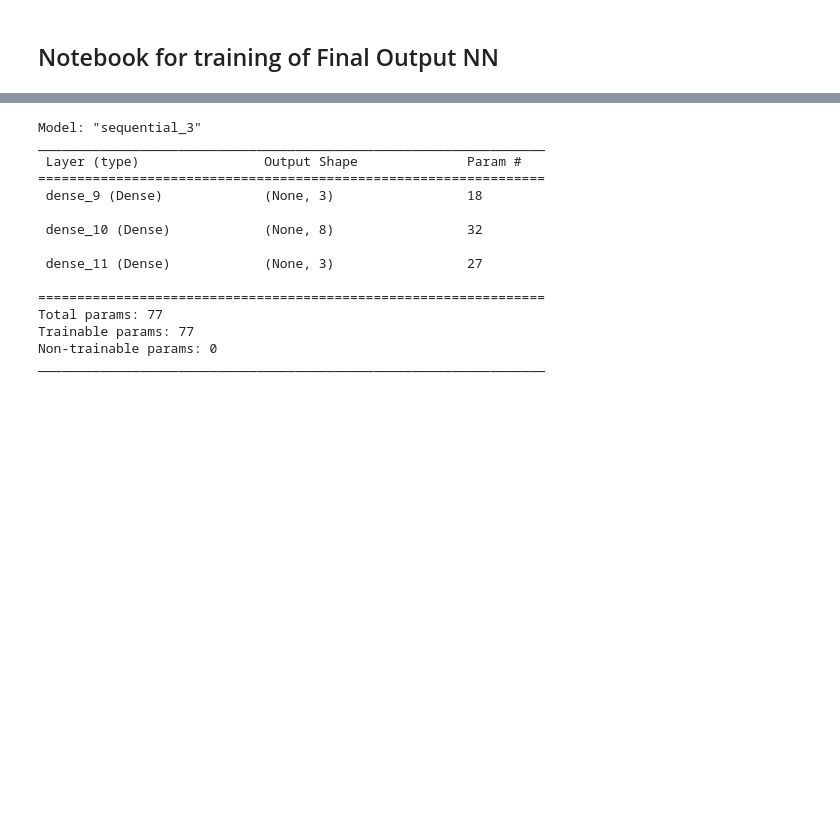
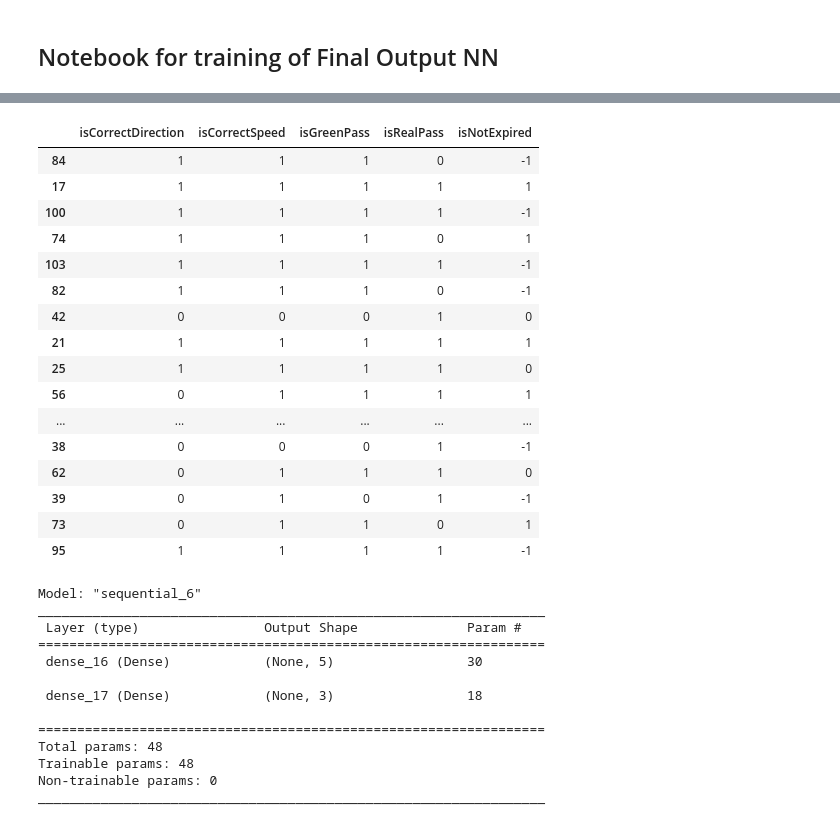
Before and after one commit to dojh111/CS3244-Project, a Jupyter notebook: TrainNN.ipynb, the cells around one changed output, grey strips where cells are left out. Cells and saved outputs as stored; diff of their text form; code cells hidden in the pictures; blank space fills up the shorter version.

Commit message:
FInalise model

```diff
--- a/TrainNN.ipynb
+++ b/TrainNN.ipynb
@@ -60,33 +60,51 @@ features
 # %%
 # Split the training data into training and validation sets
 X=features
 y=np.ravel(labels)
 X_train, X_test, y_train, y_test = train_test_split(X, y, test_size=0.30, random_state=50)
 
 y_train = pd.get_dummies(y_train).values
 y_test = pd.get_dummies(y_test).values
+
+X_test
+# %% [output]
+|  | isCorrectDirection | isCorrectSpeed | isGreenPass | isRealPass | isNotExpired |
+| 84 | 1 | 1 | 1 | 0 | -1 |
+| 17 | 1 | 1 | 1 | 1 | 1 |
+| 100 | 1 | 1 | 1 | 1 | -1 |
+| 74 | 1 | 1 | 1 | 0 | 1 |
+| 103 | 1 | 1 | 1 | 1 | -1 |
+| 82 | 1 | 1 | 1 | 0 | -1 |
+| 42 | 0 | 0 | 0 | 1 | 0 |
+| 21 | 1 | 1 | 1 | 1 | 1 |
+| 25 | 1 | 1 | 1 | 1 | 0 |
+| 56 | 0 | 1 | 1 | 1 | 1 |
+| ... | ... | ... | ... | ... | ... |
+| 38 | 0 | 0 | 0 | 1 | -1 |
+| 62 | 0 | 1 | 1 | 1 | 0 |
+| 39 | 0 | 1 | 0 | 1 | -1 |
+| 73 | 0 | 1 | 1 | 0 | 1 |
+| 95 | 1 | 1 | 1 | 1 | -1 |
 # %%
 model = Sequential()
-model.add(Dense(3, activation='tanh', input_shape=(5,)))
-model.add(Dense(8, activation='tanh'))
+model.add(Dense(5, activation='tanh', input_shape=(5,)))
+# model.add(Dense(5, activation='tanh'))
 model.add(Dense(3, activation='softmax'))
 
 model_checkpoint = tf.keras.callbacks.ModelCheckpoint("NN.h5", save_best_only=True, monitor='val_accuracy', verbose=1)
 model.summary()
 # %% [output]
-Model: "sequential_3"
+Model: "sequential_6"
 _________________________________________________________________
  Layer (type)                Output Shape              Param #
 =================================================================
- dense_9 (Dense)             (None, 3)                 18
+ dense_16 (Dense)            (None, 5)                 30
 
- dense_10 (Dense)            (None, 8)                 32
-
- dense_11 (Dense)            (None, 3)                 27
+ dense_17 (Dense)            (None, 3)                 18
 
 =================================================================
-Total params: 77
-Trainable params: 77
+Total params: 48
+Trainable params: 48
 Non-trainable params: 0
 _________________________________________________________________
 # %%
```
Also changed, not shown: parts of 4 cells of this notebook, 4 other files.
